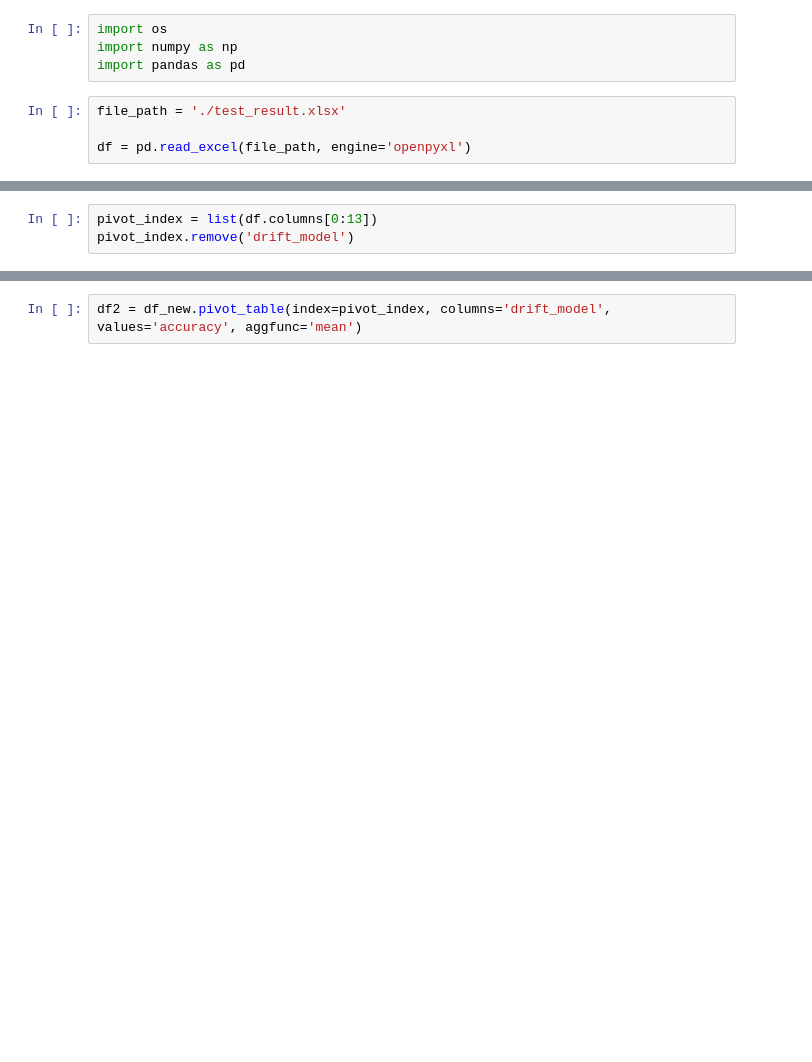
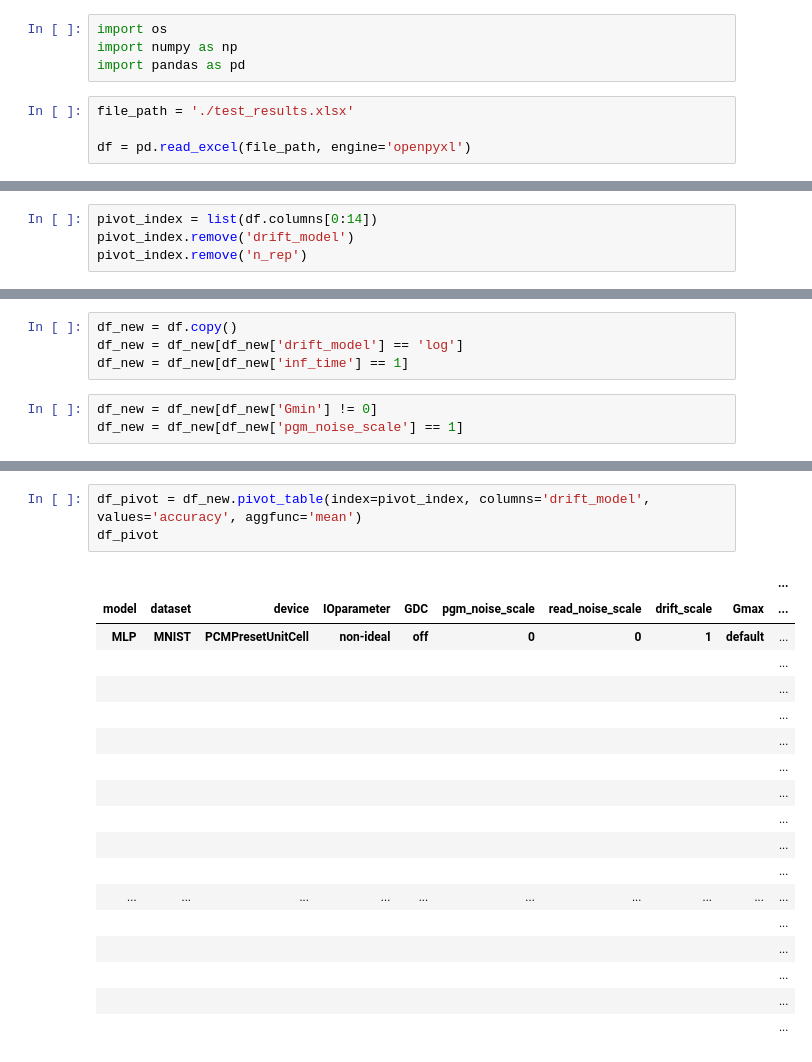
Before and after one commit to PRAM-weight-biasing/PRAM-weight-biasing, a Jupyter notebook: z_data_processing/data.ipynb, the cells around one changed output, grey strips where cells are left out. Cells and saved outputs as stored; diff of their text form; blank space fills up the shorter version.

```diff
--- a/z_data_processing/data.ipynb
+++ b/z_data_processing/data.ipynb
@@ -3,6 +3,6 @@ import os
 import numpy as np
 import pandas as pd
 # %%
-file_path = './test_result.xlsx'
+file_path = './test_results.xlsx'
 
 df = pd.read_excel(file_path, engine='openpyxl')
@@ -27,6 +9,7 @@ df_new = df[df['Gmax']=='default']
 # %%
-pivot_index = list(df.columns[0:13])
+pivot_index = list(df.columns[0:14])
 pivot_index.remove('drift_model')
+pivot_index.remove('n_rep')
 # %%
 pivot_index
 # %% [output]
@@ -48,0 +33,7 @@ array(['default', 0.1, 0.05, 0.01, 'log'], dtype=object)
+# %%
+df_new = df.copy()
+df_new = df_new[df_new['drift_model'] == 'log']
+df_new = df_new[df_new['inf_time'] == 1]
+# %%
+df_new = df_new[df_new['Gmin'] != 0]
+df_new = df_new[df_new['pgm_noise_scale'] == 1]
@@ -49,2 +153,22 @@ array(['default', 0.1, 0.05, 0.01, 'log'], dtype=object)
 # %%
-df2 = df_new.pivot_table(index=pivot_index, columns='drift_model', values='accuracy', aggfunc='mean')
+df_pivot = df_new.pivot_table(index=pivot_index, columns='drift_model', values='accuracy', aggfunc='mean')
+df_pivot
+# %% [output]
+|  |  |  |  |  |  |  |  |  | ... |
+| model | dataset | device | IOparameter | GDC | pgm_noise_scale | read_noise_scale | drift_scale | Gmax | ... |
+| MLP | MNIST | PCMPresetUnitCell | non-ideal | off | 0 | 0 | 1 | default | ... |
+|  |  |  |  |  |  |  |  |  | ... |
+|  |  |  |  |  |  |  |  |  | ... |
+|  |  |  |  |  |  |  |  |  | ... |
+|  |  |  |  |  |  |  |  |  | ... |
+|  |  |  |  |  |  |  |  |  | ... |
+|  |  |  |  |  |  |  |  |  | ... |
+|  |  |  |  |  |  |  |  |  | ... |
+|  |  |  |  |  |  |  |  |  | ... |
+|  |  |  |  |  |  |  |  |  | ... |
+| ... | ... | ... | ... | ... | ... | ... | ... | ... | ... |
+|  |  |  |  |  |  |  |  |  | ... |
+|  |  |  |  |  |  |  |  |  | ... |
+|  |  |  |  |  |  |  |  |  | ... |
+|  |  |  |  |  |  |  |  |  | ... |
+|  |  |  |  |  |  |  |  |  | ... |
```
Also changed, not shown: parts of 19 cells of this notebook, 4 other files.
